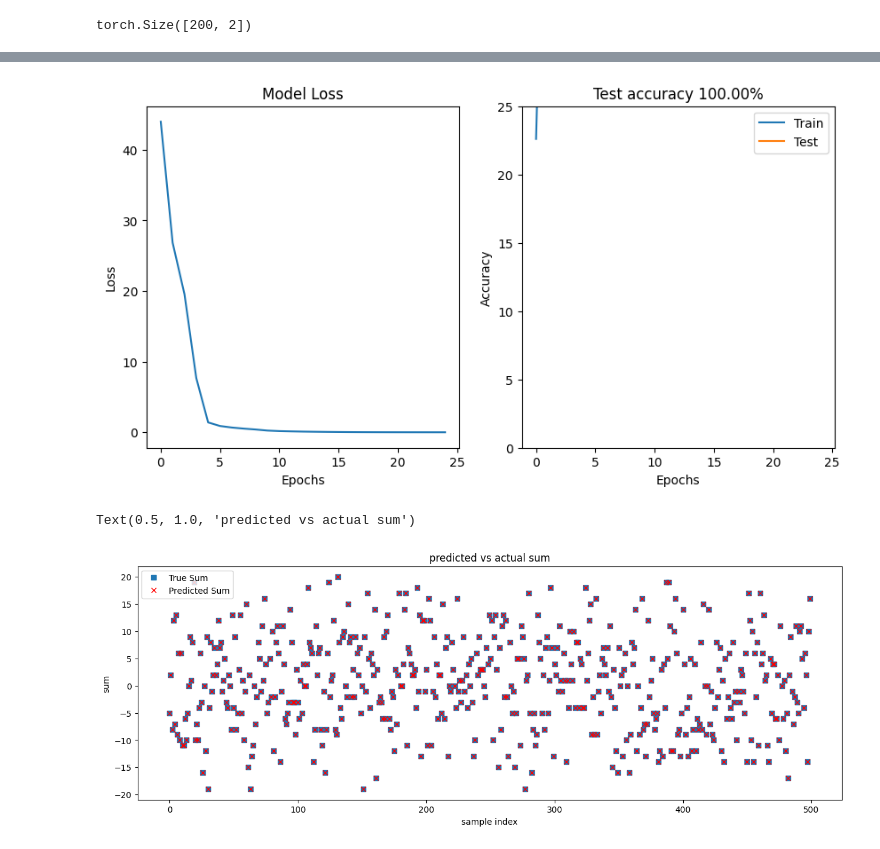
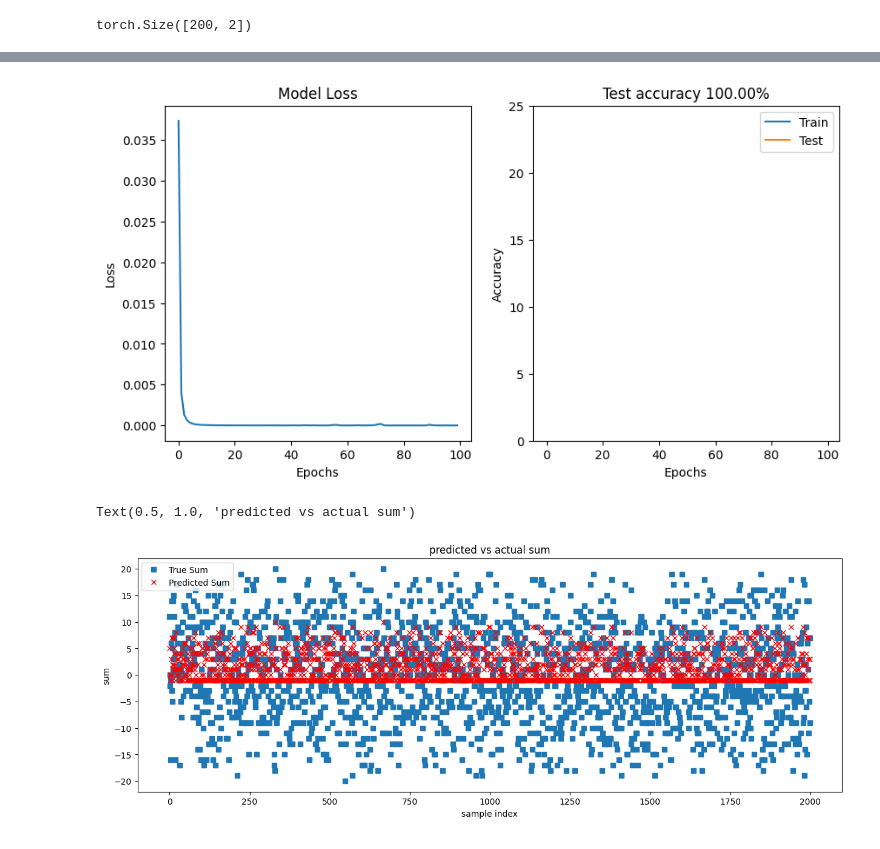
Before and after one commit to elmoghany/DL-ANN-PyTorch-Sum-Two-Numbers, a Jupyter notebook: sum-two-numbers-pytorch-jupyter.ipynb, the cells around one changed output, grey strips where cells are left out. Saved outputs shown, nothing was run; the diff lists cells and outputs as text; code cells hidden in the pictures.

```diff
--- a/sum-two-numbers-pytorch-jupyter.ipynb
+++ b/sum-two-numbers-pytorch-jupyter.ipynb
@@ -128,7 +131,7 @@ sumABNet(
 def trainTheModel(sumTrain, lossfun, optimizer):
 
     #number of epochs to train
-    numepochs = 25
+    numepochs = 100
 
     #initialize losses & accuracy
     losses   = torch.zeros(numepochs)
@@ -210,29 +213,29 @@ ax[1].plot(testAcc, label='Test')
 ax[1].legend()
 ax[1].set_xlabel('Epochs')
 ax[1].set_ylabel('Accuracy')
-ax[1].set_title(f'Test accuracy {trainAcc[-1]:.2f}%')
+ax[1].set_title(f'Test accuracy {testAcc[-1]:.2f}%')
 ax[1].set_ylim([0,25])
 
 plt.show()
 # %% [output]
-[figure, old version]
+[figure, new version]
 # %%
-dataIN = torch.randint(low=-10, high=11, size=(500,2)).float().to(device)
+dataIN = torch.randint(low=-10, high=11, size=(2000,2)).float().to(device)
 labels = torch.sum(dataIN, axis=1, keepdim=True)
 
 with torch.no_grad():
     predictions = sumModelTrained(dataIN)
 
 # print(labels[4])
 # print(np.round(predictions.detach()[4]))
 
 fig = plt.figure(figsize=(15,5))
 plt.plot(labels.detach().cpu(), 's')
 plt.plot(torch.round(predictions).detach().cpu(), 'rx')
 plt.legend(['True Sum', 'Predicted Sum'])
 plt.xlabel('sample index')
 plt.ylabel('sum')
 plt.title('predicted vs actual sum')
 # %% [output]
 Text(0.5, 1.0, 'predicted vs actual sum')
-[figure, old version]
+[figure, new version]
```
Also changed, not shown: parts of 2 cells of this notebook.
